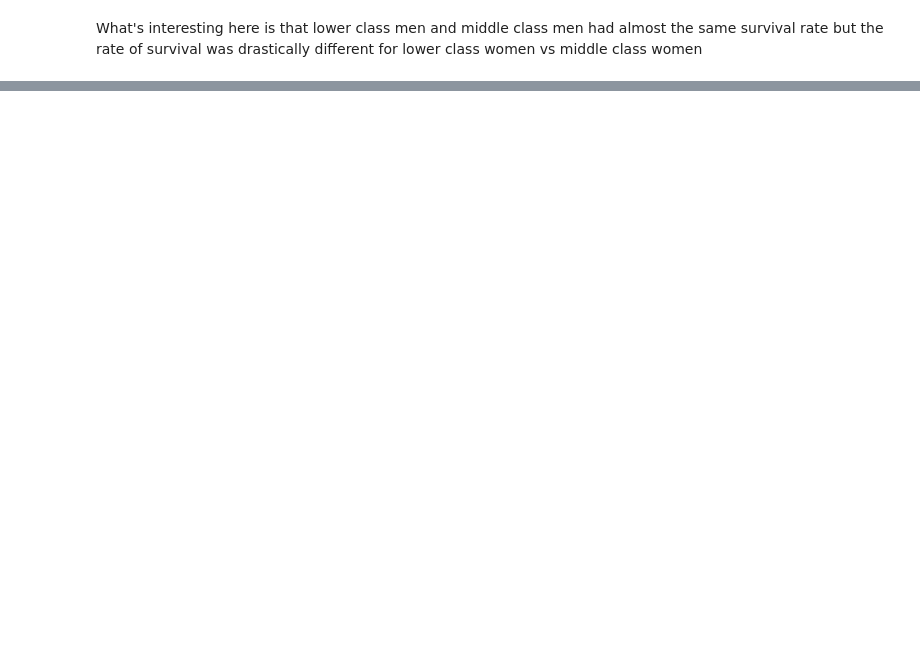
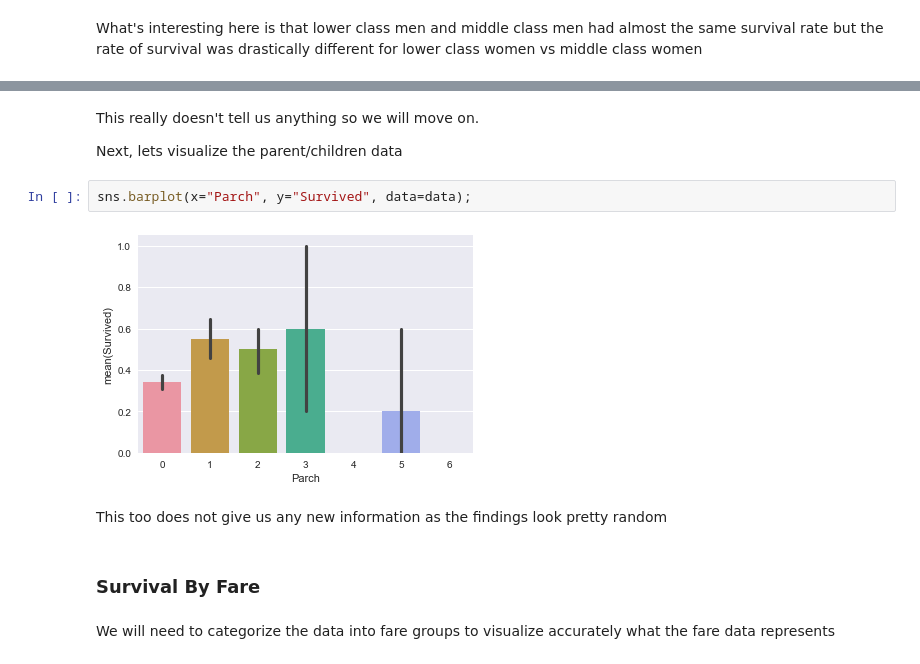
Before and after one commit to salarather/titanic-data-analysis, a Jupyter notebook: titanic-analysis.ipynb, the cells around one changed output, grey strips where cells are left out. Cells and saved outputs as stored; diff of their text form; blank space fills up the shorter version.

```diff
--- a/titanic-analysis.ipynb
+++ b/titanic-analysis.ipynb
@@ -292,0 +342,14 @@ What's interesting here is that lower class men and middle class men had almost
+# %% [markdown]
+This really doesn't tell us anything so we will move on.
+
+Next, lets visualize the parent/children data
+# %%
+sns.barplot(x="Parch", y="Survived", data=data);
+# %% [output]
+[figure, added]
+# %% [markdown]
+This too does not give us any new information as the findings look pretty random
+# %% [markdown]
+### Survival By Fare
+# %% [markdown]
+We will need to categorize the data into fare groups to visualize accurately what the fare data represents
```
Also changed, not shown: parts of 29 cells of this notebook, 1 other file.
